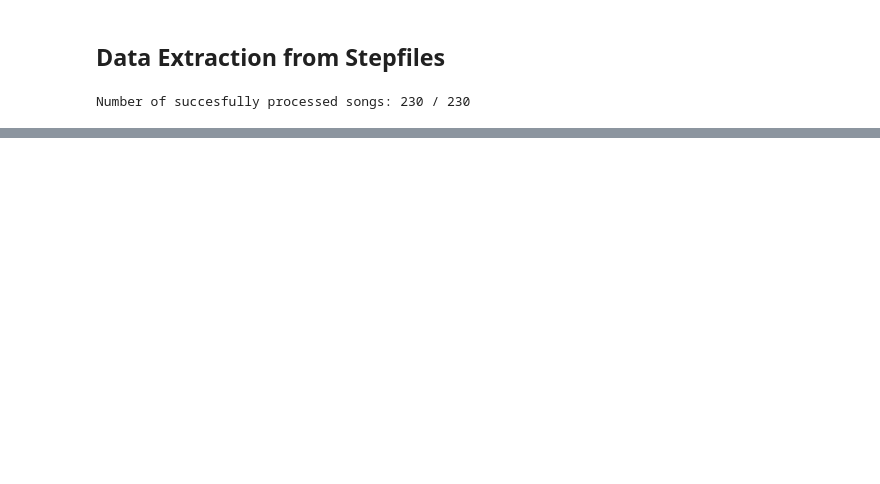
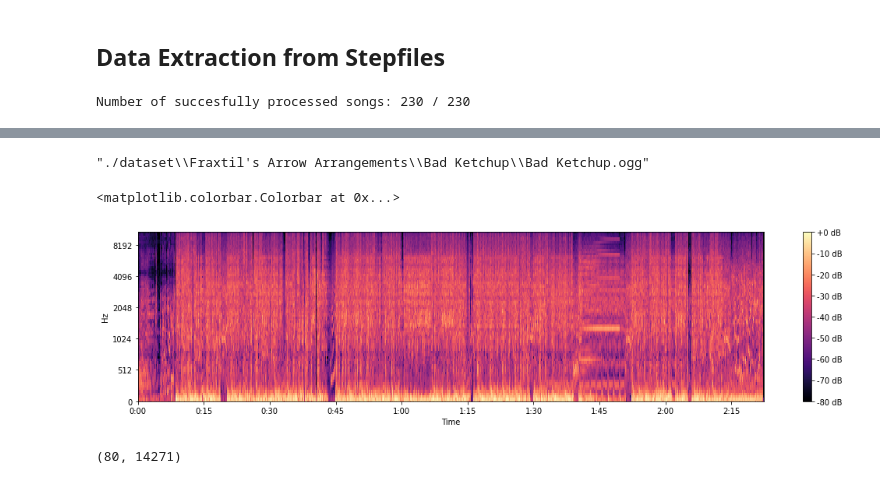
Before and after one commit to eddysanoli-galileo/Statistical-Learning-II, a Jupyter notebook: Proyecto/DDC Revisited/Dance Dance Convolution - Revisited.ipynb, the cells around one changed output, grey strips where cells are left out. Saved outputs shown, nothing was run; the diff lists cells and outputs as text; code cells hidden in the pictures; blank space fills up the shorter version.

```diff
--- a/Proyecto/DDC Revisited/Dance Dance Convolution - Revisited.ipynb
+++ b/Proyecto/DDC Revisited/Dance Dance Convolution - Revisited.ipynb
@@ -16,6 +23,13 @@ from sm_parsing import stepfile_parser
 # %%
 # Path to dataset
 base_path = "./dataset"
+
+# Extension of the required stepfile
+stepfile_ext = ".sm"
+
+# Allowed audio and stepfile extensions
+audio_exts = [".ogg", ".mp3", ".wav"]
+steps_exts = [".sm", ".ssc"]
 
 # Song packs inside dataset
 # (Ignores files that are not directories)
@@ -29,7 +43,7 @@ print(f"Found a total of {len(song_packs)} song packs.")
 
 # Files that dont add anything to training are deleted (videos, images, txts, etc.)
 # Wanted file extensions
-wanted_ext = [".ssc", ".sm", ".ogg", ".ini"]
+wanted_ext = audio_exts + steps_exts
 
 # Counter for the number of files deleted.
 files_deleted = 0
@@ -381,0 +288,31 @@ from scipy.signal import stft
+# %%
+audio_path
+# %% [output]
+"./dataset\\Fraxtil's Arrow Arrangements\\Bad Ketchup\\Bad Ketchup.ogg"
+# %%
+import librosa
+import librosa.display
+
+window_size = 23
+stride = 10
+n_mels = 80
+
+n_fft      = int(round(window_size * sample_rate / 1e3))
+hop_length = int(round(     stride * sample_rate / 1e3))
+
+audio, sample_rate = librosa.load(audio_path)
+
+# Escala de Mel
+
+S = librosa.feature.melspectrogram(audio, sr=sample_rate, n_fft=n_fft, hop_length=hop_length, n_mels=n_mels)
+plt.figure(figsize=(18,4))
+S_DB = librosa.power_to_db(S, ref=np.max)
+librosa.display.specshow(S_DB, sr=sample_rate, hop_length=hop_length, x_axis='time', y_axis='mel')
+plt.colorbar(format='%+2.0f dB')
+# %% [output]
+<matplotlib.colorbar.Colorbar at 0x...>
+[figure, added]
+# %%
+S_DB.shape
+# %% [output]
+(80, 14271)
```
Also changed, not shown: parts of 12 cells of this notebook, 2 other files.
